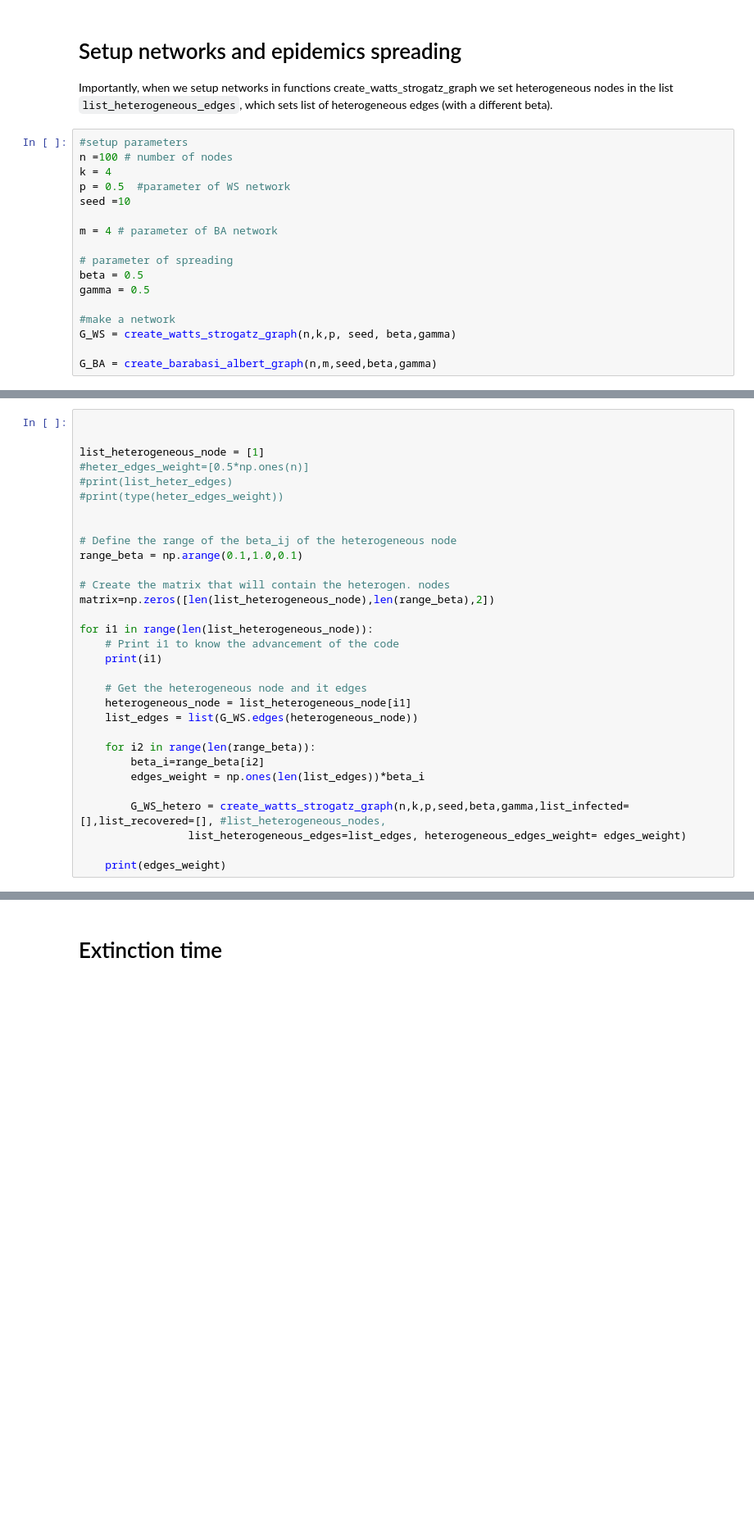
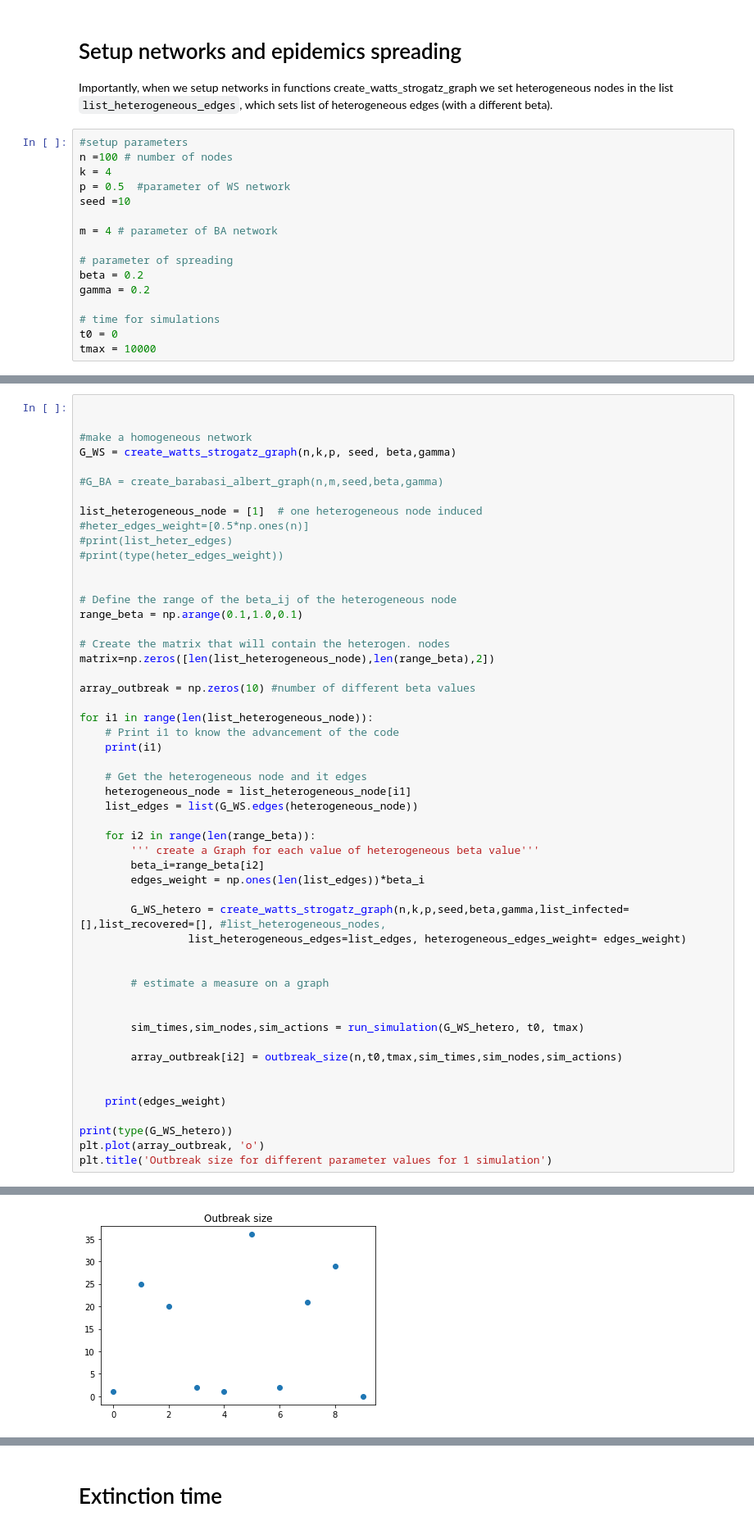
Before and after one commit to Liyubov/heterogeneous_spreading_on_network, a Jupyter notebook: heterogeneous_spreading_notebooks/heterogeneous_spreading.ipynb, the cells around one changed output, grey strips where cells are left out. Shown: that part at 82% size. Cells and saved outputs as stored; diff of their text form; blank space fills up the shorter version.

```diff
--- a/heterogeneous_spreading_notebooks/heterogeneous_spreading.ipynb
+++ b/heterogeneous_spreading_notebooks/heterogeneous_spreading.ipynb
@@ -972,12 +974,11 @@ seed =10
 m = 4 # parameter of BA network
 
 # parameter of spreading
-beta = 0.5
-gamma = 0.5
+beta = 0.2
+gamma = 0.2
 
-#make a network
-G_WS = create_watts_strogatz_graph(n,k,p, seed, beta,gamma)
-
-G_BA = create_barabasi_albert_graph(n,m,seed,beta,gamma)
+# time for simulations
+t0 = 0
+tmax = 10000
 # %% [markdown]
 # Create heterogeneous graph
@@ -985,7 +989,12 @@ Heterogeneous graph with list of heterogeneous nodes
 # %%
 
 
-list_heterogeneous_node = [1]
+#make a homogeneous network
+G_WS = create_watts_strogatz_graph(n,k,p, seed, beta,gamma)
+
+#G_BA = create_barabasi_albert_graph(n,m,seed,beta,gamma)
+
+list_heterogeneous_node = [1]  # one heterogeneous node induced
 #heter_edges_weight=[0.5*np.ones(n)]
 #print(list_heter_edges)
 #print(type(heter_edges_weight))
@@ -997,6 +1006,8 @@ range_beta = np.arange(0.1,1.0,0.1)
 # Create the matrix that will contain the heterogen. nodes
 matrix=np.zeros([len(list_heterogeneous_node),len(range_beta),2])
 
+array_outbreak = np.zeros(10) #number of different beta values
+
 for i1 in range(len(list_heterogeneous_node)):
     # Print i1 to know the advancement of the code
     print(i1)
@@ -1006,13 +1017,27 @@ for i1 in range(len(list_heterogeneous_node)):
     list_edges = list(G_WS.edges(heterogeneous_node))
 
     for i2 in range(len(range_beta)):
+        ''' create a Graph for each value of heterogeneous beta value'''
         beta_i=range_beta[i2]
         edges_weight = np.ones(len(list_edges))*beta_i
 
         G_WS_hetero = create_watts_strogatz_graph(n,k,p,seed,beta,gamma,list_infected=[],list_recovered=[], #list_heterogeneous_nodes,
                  list_heterogeneous_edges=list_edges, heterogeneous_edges_weight= edges_weight)
 
+
+        # estimate a measure on a graph
+
+
+        sim_times,sim_nodes,sim_actions = run_simulation(G_WS_hetero, t0, tmax)
+
+        array_outbreak[i2] = outbreak_size(n,t0,tmax,sim_times,sim_nodes,sim_actions)
+
+
     print(edges_weight)
+
+print(type(G_WS_hetero))
+plt.plot(array_outbreak, 'o')
+plt.title('Outbreak size for different parameter values for 1 simulation')
 # %% [output]
 0
 [0.9 0.9 0.9]
@@ -1018,0 +1046 @@ for i1 in range(len(list_heterogeneous_node)):
+[figure, added]
```
Also changed, not shown: parts of 15 cells of this notebook.
